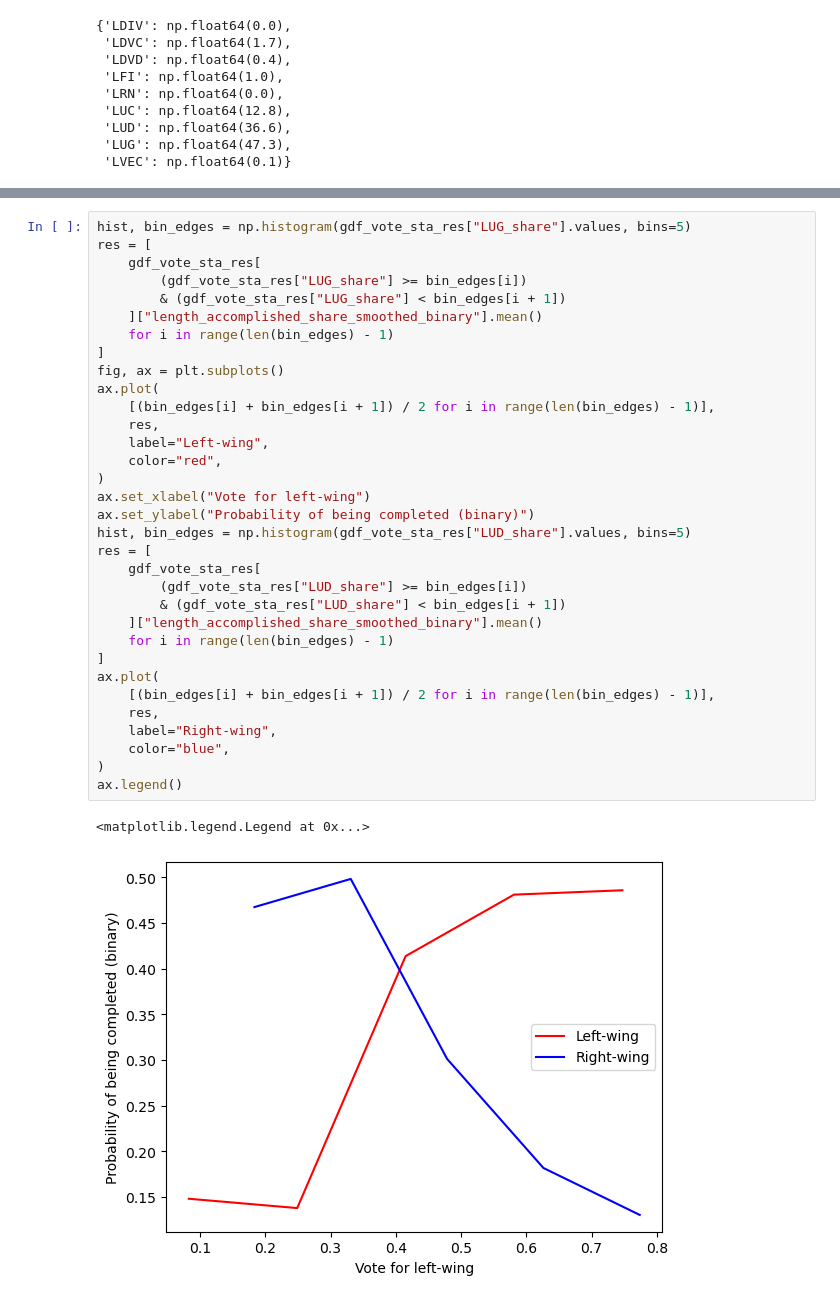
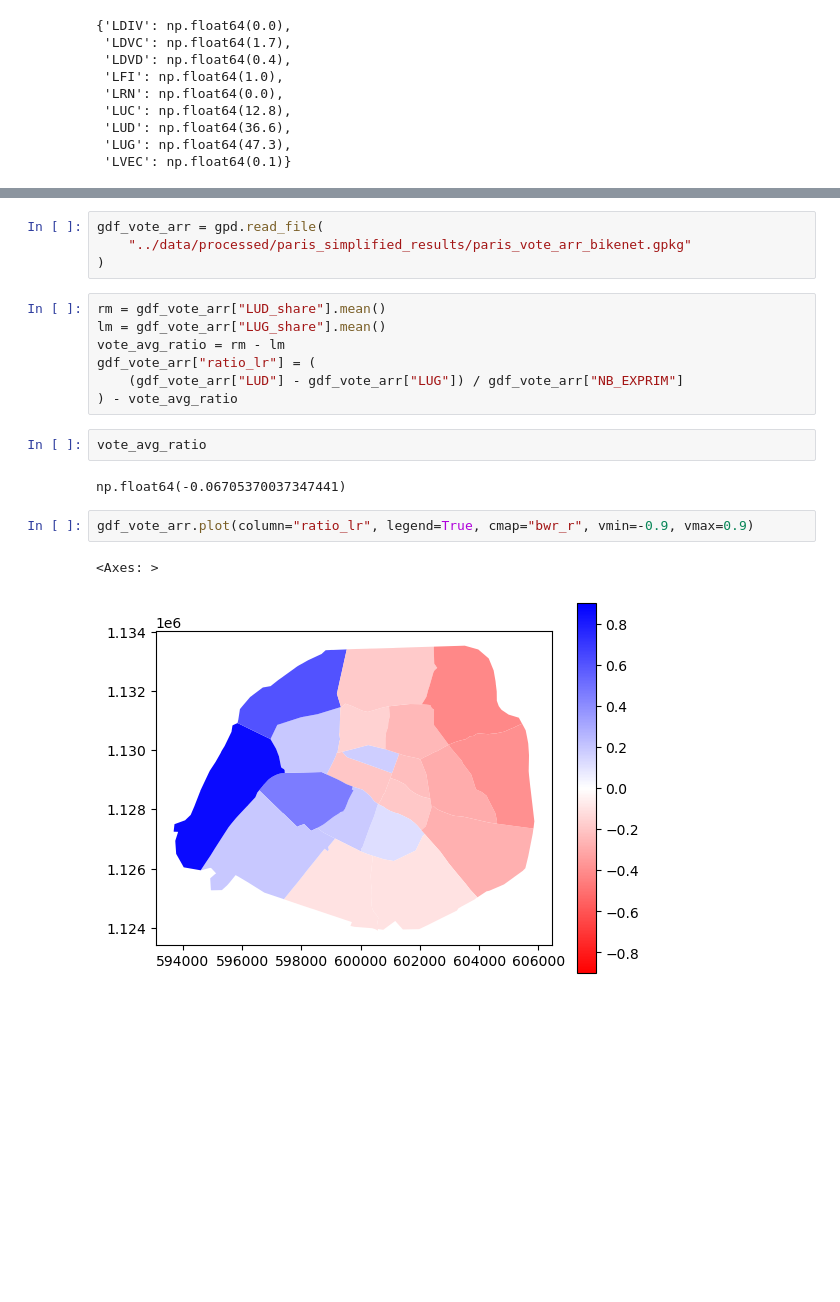
Before and after one commit to csebastiao/orderbikenet_paris, a Jupyter notebook: notebooks/measure_vote_impact_bikenet.ipynb, the cells around one changed output, grey strips where cells are left out. Cells and saved outputs as stored; diff of their text form; blank space fills up the shorter version.

Commit message:
Add bikenet and plot for votes

```diff
--- a/notebooks/measure_vote_impact_bikenet.ipynb
+++ b/notebooks/measure_vote_impact_bikenet.ipynb
@@ -724,36 +74,20 @@ ax.legend()
-# %%
-hist, bin_edges = np.histogram(gdf_vote_sta_res["LUG_share"].values, bins=5)
-res = [
-    gdf_vote_sta_res[
-        (gdf_vote_sta_res["LUG_share"] >= bin_edges[i])
-        & (gdf_vote_sta_res["LUG_share"] < bin_edges[i + 1])
-    ]["length_accomplished_share_smoothed_binary"].mean()
-    for i in range(len(bin_edges) - 1)
-]
-fig, ax = plt.subplots()
-ax.plot(
-    [(bin_edges[i] + bin_edges[i + 1]) / 2 for i in range(len(bin_edges) - 1)],
-    res,
-    label="Left-wing",
-    color="red",
-)
-ax.set_xlabel("Vote for left-wing")
-ax.set_ylabel("Probability of being completed (binary)")
-hist, bin_edges = np.histogram(gdf_vote_sta_res["LUD_share"].values, bins=5)
-res = [
-    gdf_vote_sta_res[
-        (gdf_vote_sta_res["LUD_share"] >= bin_edges[i])
-        & (gdf_vote_sta_res["LUD_share"] < bin_edges[i + 1])
-    ]["length_accomplished_share_smoothed_binary"].mean()
-    for i in range(len(bin_edges) - 1)
-]
-ax.plot(
-    [(bin_edges[i] + bin_edges[i + 1]) / 2 for i in range(len(bin_edges) - 1)],
-    res,
-    label="Right-wing",
-    color="blue",
-)
-ax.legend()
-# %% [output]
-<matplotlib.legend.Legend at 0x...>
-[figure, removed]
+# %%
+gdf_vote_arr = gpd.read_file(
+    "../data/processed/paris_simplified_results/paris_vote_arr_bikenet.gpkg"
+)
+# %%
+rm = gdf_vote_arr["LUD_share"].mean()
+lm = gdf_vote_arr["LUG_share"].mean()
+vote_avg_ratio = rm - lm
+gdf_vote_arr["ratio_lr"] = (
+    (gdf_vote_arr["LUD"] - gdf_vote_arr["LUG"]) / gdf_vote_arr["NB_EXPRIM"]
+) - vote_avg_ratio
+# %%
+vote_avg_ratio
+# %% [output]
+np.float64(-0.06705370037347441)
+# %%
+gdf_vote_arr.plot(column="ratio_lr", legend=True, cmap="bwr_r", vmin=-0.9, vmax=0.9)
+# %% [output]
+<Axes: >
+[figure, added]
```
Also changed, not shown: parts of 37 cells of this notebook, 3 other files.
